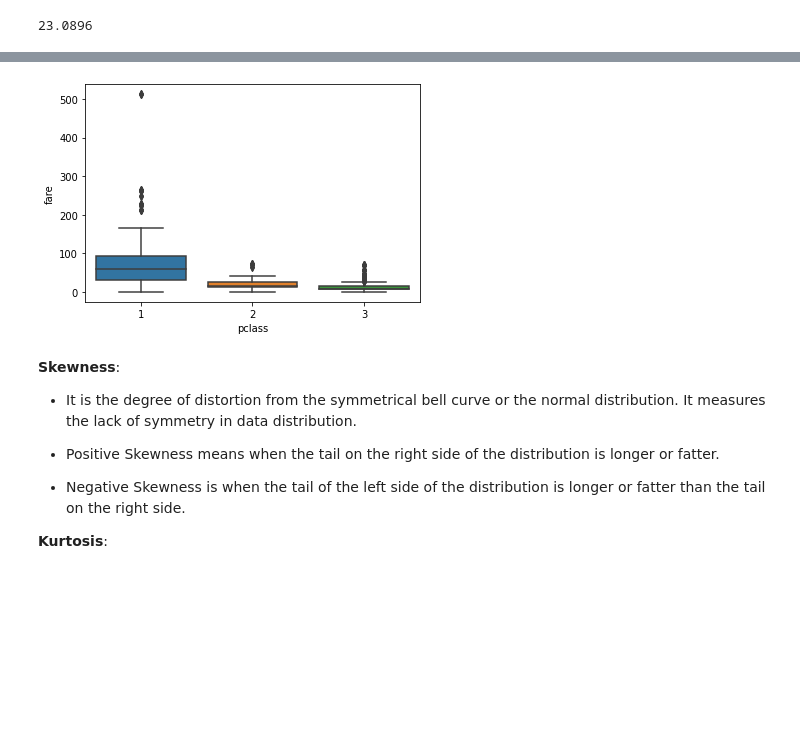
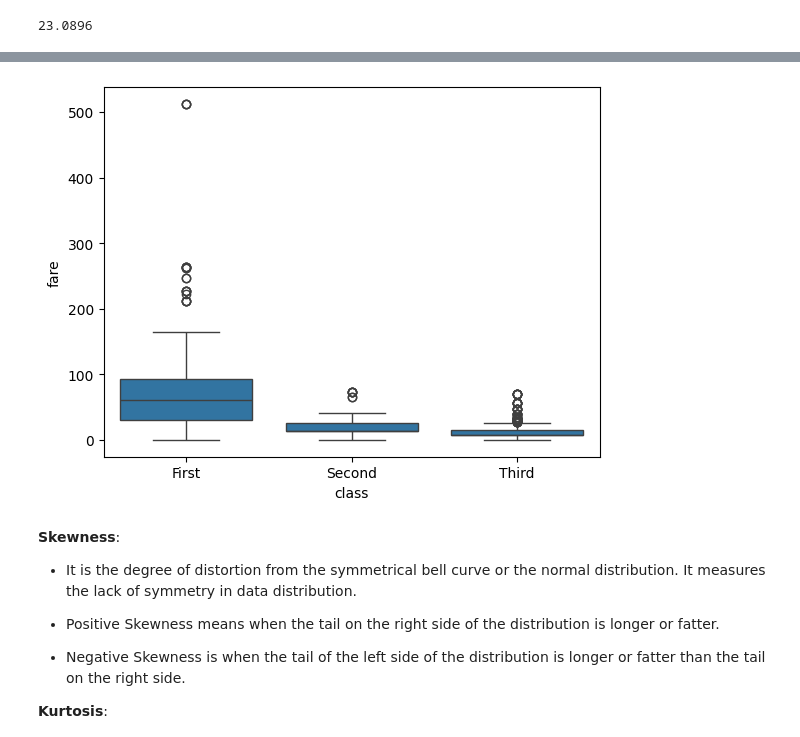
Before and after one commit to hH-13/wangernum, a Jupyter notebook: basics/Descriptive_Statistics.ipynb, the cells around one changed output, grey strips where cells are left out. Saved outputs shown, nothing was run; the diff lists cells and outputs as text; code cells hidden in the pictures; blank space fills up the shorter version.

```diff
--- a/basics/Descriptive_Statistics.ipynb
+++ b/basics/Descriptive_Statistics.ipynb
@@ -169,9 +173,9 @@ plt.show()
 # %%
 # View box plot for fare for each class
-sb.boxplot(x = "pclass", y = "fare", data = df)
+sb.boxplot(x = "class", y = "fare", data = df)
 plt.show()
 # %% [output]
-[figure, old version]
+[figure, new version]
 # %% [markdown]
 **Skewness**:
 * It is the degree of distortion from the symmetrical bell curve or the normal distribution. It measures the lack of symmetry in data distribution.
```
Also changed, not shown: parts of 4 cells of this notebook.
